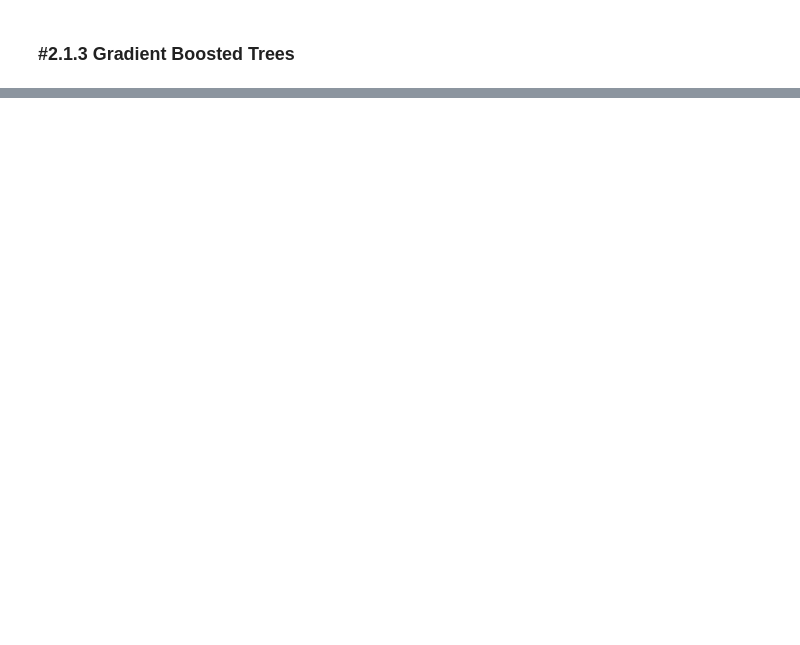
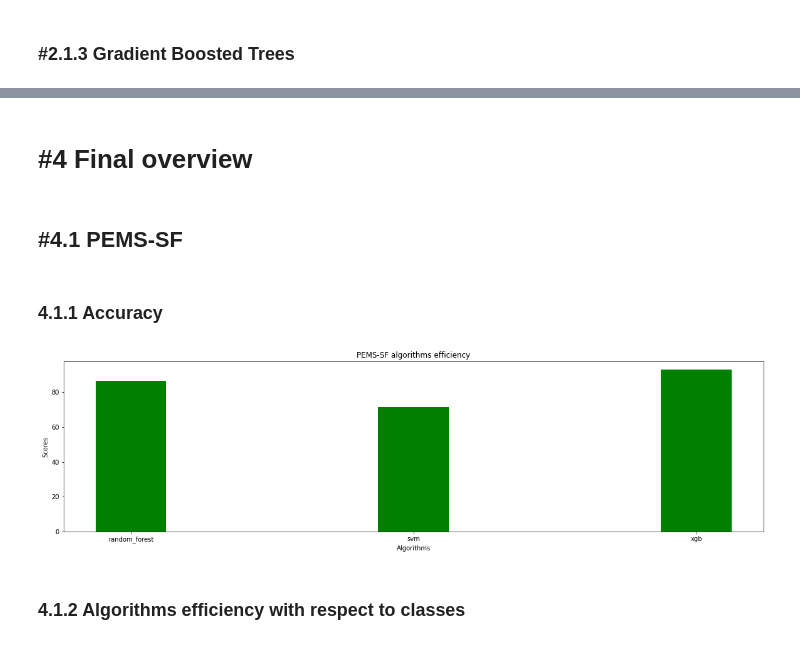
Before and after one commit to AdrianDochian/machine-learning-challenges, a Jupyter notebook: MachineLearningChallenges.ipynb, the cells around one changed output, grey strips where cells are left out. Saved outputs shown, nothing was run; the diff lists cells and outputs as text; code cells hidden in the pictures; blank space fills up the shorter version.

Commit message:
done with neural networks section done with final overview

```diff
--- a/MachineLearningChallenges.ipynb
+++ b/MachineLearningChallenges.ipynb
@@ -453,13 +543,16 @@ xgb_grid_search_result = compute_grid_search_result(
     XGBClassifier(),
     xgb_parameters,
     train_x_pems_sf_filtered,
-    train_y_pems_sf_integers)
+    train_y_pems_sf)
 
 xgb_result = fit_predict_and_compute_metrics(
     XGBClassifier,
     xgb_grid_search_result.best_params_,
     train_x_pems_sf_filtered,
-    train_y_pems_sf_integers,
+    train_y_pems_sf,
     test_x_pems_sf_filtered,
-    test_y_pems_sf_integers
+    test_y_pems_sf
 )
+
+pems_sf_results["xgb"] = xgb_result
+xgb_result
@@ -465,0 +874,43 @@ xgb_result = fit_predict_and_compute_metrics(
+# %% [markdown]
+# #4 Final overview
+# %%
+def plot_algorithms_accuracy(execution_results, data_set_name, width = 0.25):
+    algorithms = list(execution_results.keys())
+    accuracy_scores = []
+    for key in execution_results.keys():
+        value = execution_results[key]
+        accuracy_scores.append(value["accuracy_score"] * 100)
+
+    plt.figure(figsize=(20, 5))
+    plt.bar(algorithms, accuracy_scores, color ='green', width = width)
+
+    plt.xlabel("Algorithms")
+    plt.ylabel('Scores')
+    plt.title("{} algorithms efficiency".format(data_set_name))
+    plt.show()
+
+def plot_algorithm_metric_with_respect_to_classes(data_set_name, algorithm, metric, metric_value, class_labels, width = 0.15):
+    classes = class_labels.values()
+    plt.figure(figsize=(20, 5))
+    plt.bar(classes, metric_value, color ='green', width = width)
+
+    plt.xlabel("Classes")
+    plt.ylabel(metric)
+    plt.title("{} {} {} score class distribution".format(data_set_name, algorithm, metric))
+    plt.show()
+
+def plot_algorithm_overview(data_set_name, algorithm, execution_result, class_labels):
+    for metric in execution_result.keys():
+        if metric in ["precision_score", "recall_score", "f1_score"]:
+            metric_value = execution_result[metric]
+            plot_algorithm_metric_with_respect_to_classes(data_set_name, algorithm, metric, metric_value, class_labels)
+# %% [markdown]
+## #4.1 PEMS-SF
+# %% [markdown]
+### 4.1.1 Accuracy
+# %%
+plot_algorithms_accuracy(pems_sf_results, "PEMS-SF")
+# %% [output]
+[figure, added]
+# %% [markdown]
+### 4.1.2 Algorithms efficiency with respect to classes
```
Also changed, not shown: parts of 59 cells of this notebook.
